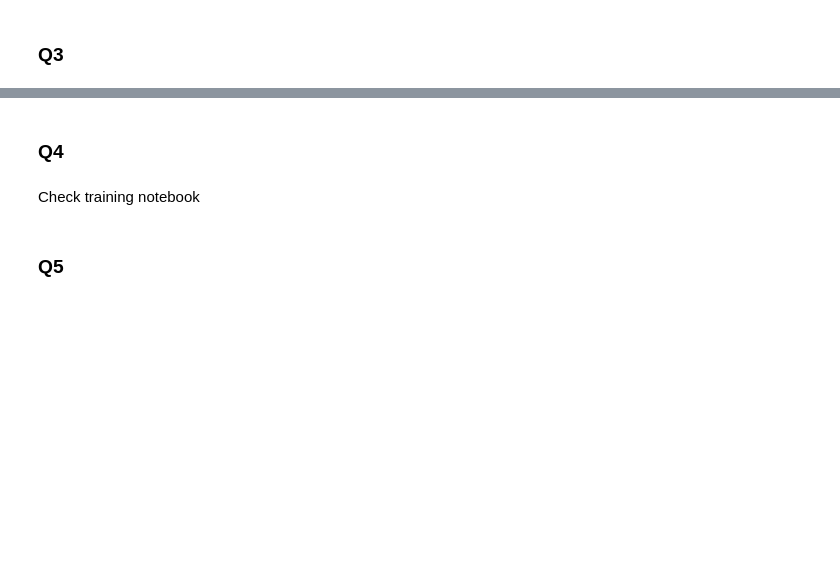
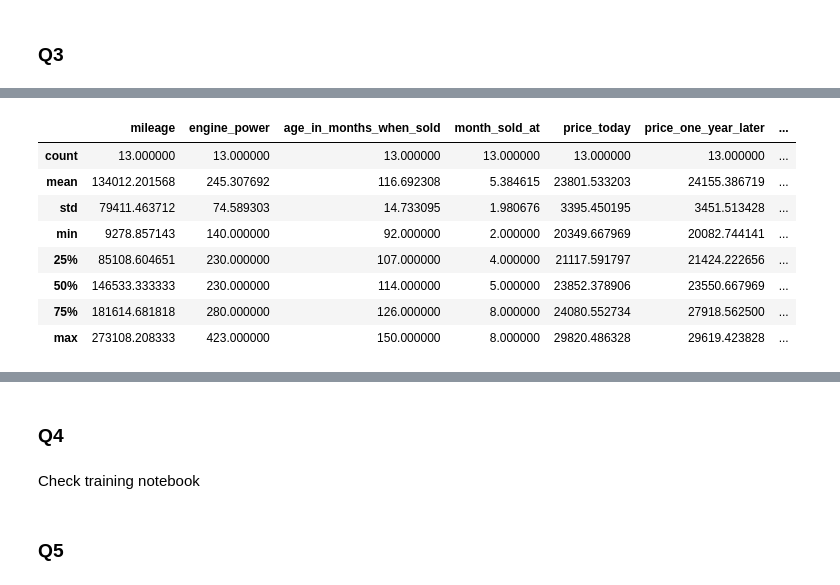
Before and after one commit to camontanezp/cars-price, a Jupyter notebook: notebooks/05_answer_questions.ipynb, the cells around one changed output, grey strips where cells are left out. Drawn from its saved outputs; the diff is of its cells as text; code cells hidden in the pictures; blank space fills up the shorter version.

```diff
--- a/notebooks/05_answer_questions.ipynb
+++ b/notebooks/05_answer_questions.ipynb
@@ -151,0 +209,13 @@ X_q3[X_q3['price_today'] >= 20000].sort_values('loss', ascending=True).head(10)
+# %%
+# Describe numerical features of candidate cars
+candidate_cars.describe()
+# %% [output]
+|  | mileage | engine_power | age_in_months_when_sold | month_sold_at | price_today | price_one_year_later | ... |
+| count | 13.000000 | 13.000000 | 13.000000 | 13.000000 | 13.000000 | 13.000000 | ... |
+| mean | 134012.201568 | 245.307692 | 116.692308 | 5.384615 | 23801.533203 | 24155.386719 | ... |
+| std | 79411.463712 | 74.589303 | 14.733095 | 1.980676 | 3395.450195 | 3451.513428 | ... |
+| min | 9278.857143 | 140.000000 | 92.000000 | 2.000000 | 20349.667969 | 20082.744141 | ... |
+| 25% | 85108.604651 | 230.000000 | 107.000000 | 4.000000 | 21117.591797 | 21424.222656 | ... |
+| 50% | 146533.333333 | 230.000000 | 114.000000 | 5.000000 | 23852.378906 | 23550.667969 | ... |
+| 75% | 181614.681818 | 280.000000 | 126.000000 | 8.000000 | 24080.552734 | 27918.562500 | ... |
+| max | 273108.208333 | 423.000000 | 150.000000 | 8.000000 | 29820.486328 | 29619.423828 | ... |
```
Also changed, not shown: parts of 37 cells of this notebook.
